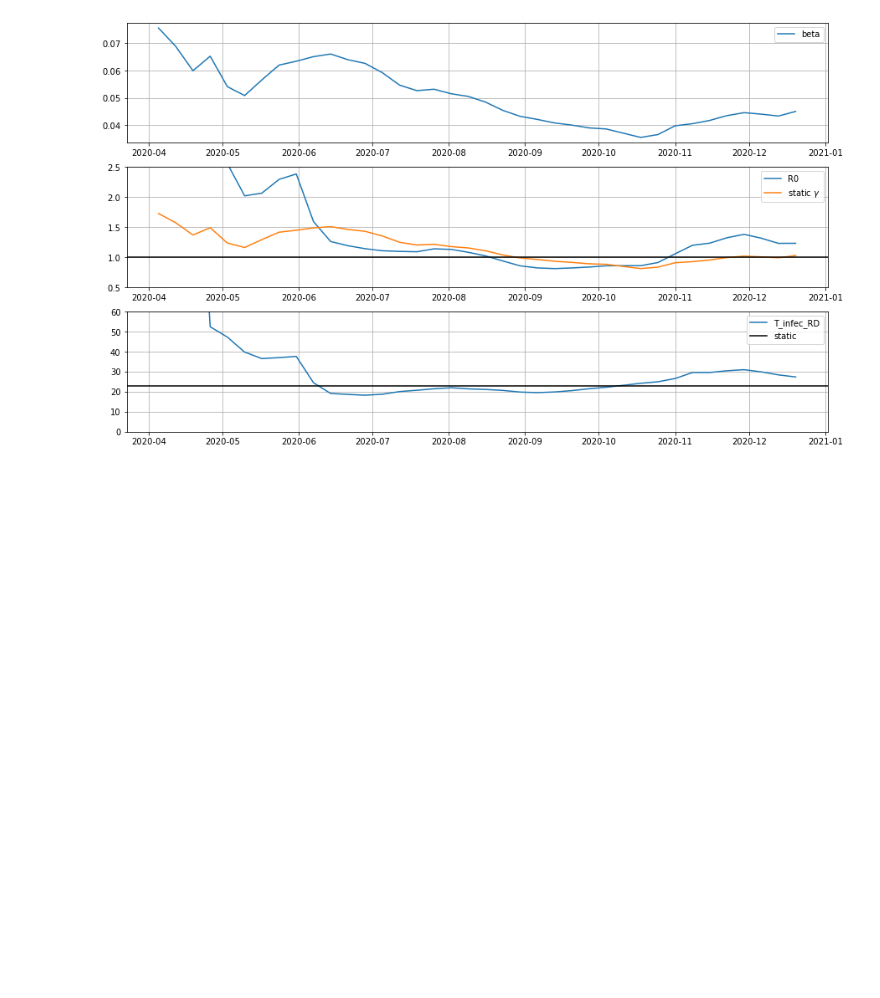
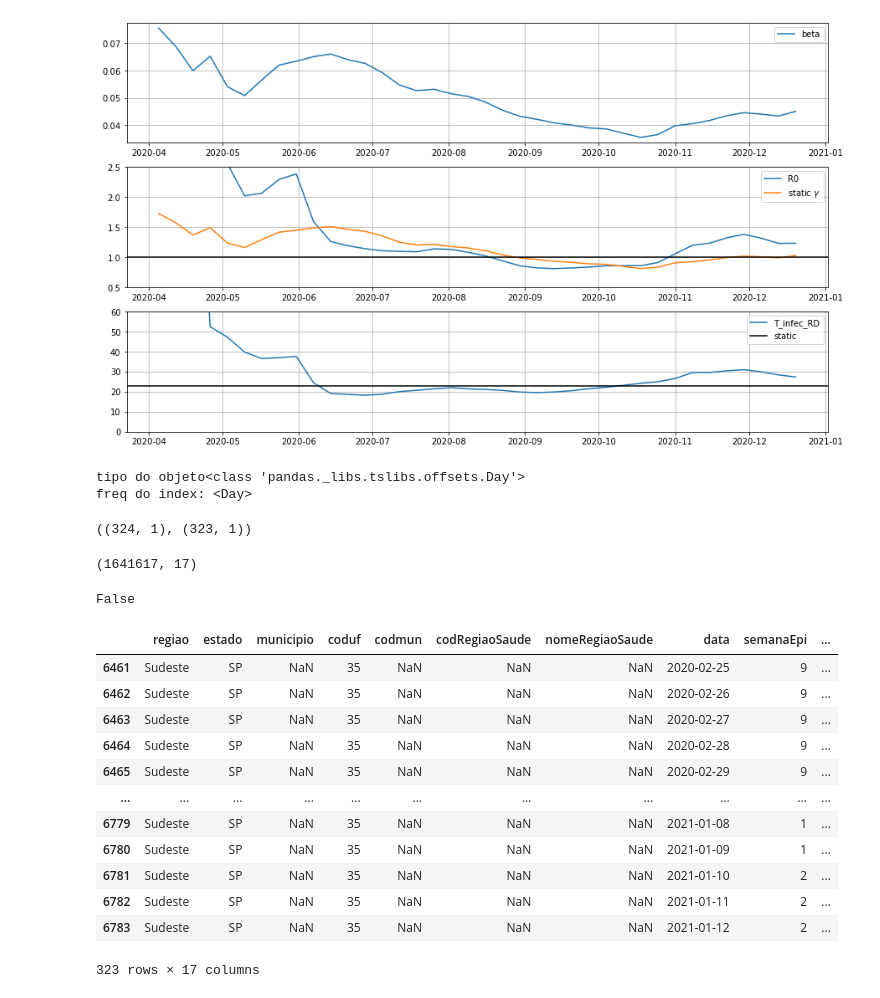
Before and after one commit to fontanads/bootcamp_dsa_2021, a Jupyter notebook: src/notebooks/new_notebook.ipynb, the cells around one changed output. Saved outputs shown, nothing was run; the diff lists cells and outputs as text; code cells hidden in the pictures; blank space fills up the shorter version.

```diff
--- a/src/notebooks/new_notebook.ipynb
+++ b/src/notebooks/new_notebook.ipynb
@@ -673,3 +673,46 @@ a[2].grid()
 # print(f'gamma D = {gamma_d:.6f}, T_infec D={1/gamma_d:.2f}')
 # print(f'T_infec  RD={static_T_infec:.2f}')
 # print(f'r0: {r0t}')
+# %%
+from statsmodels.tsa.seasonal import seasonal_decompose
+
+df                            = df_gov.query('estado != estado and codmun != codmun')
+df_slice                      = df[['data','obitosAcumulado']].set_index('data')
+df_slice_resampled_daily_mean = df_slice.resample('D').mean()
+
+objeto_freq = df_slice_resampled_daily_mean.index.freq
+print(f'tipo do objeto{type(objeto_freq)}',
+      f'freq do index: {objeto_freq}',
+      sep='\n')
+
+decomposicao = seasonal_decompose(df_slice_resampled_daily_mean)
+# %% [output]
+tipo do objeto<class 'pandas._libs.tslibs.offsets.Day'>
+freq do index: <Day>
+# %%
+df_slice.shape, df_slice_resampled_daily_mean.shape
+# %% [output]
+((324, 1), (323, 1))
+# %%
+df_gov.shape
+# %% [output]
+(1641617, 17)
+# %%
+nan = np.nan
+print(nan == nan)
+df.query('codmun != codmun')
+# %% [output]
+False
+|  | regiao | estado | municipio | coduf | codmun | codRegiaoSaude | nomeRegiaoSaude | data | semanaEpi | ... |
+| 6461 | Sudeste | SP | NaN | 35 | NaN | NaN | NaN | 2020-02-25 | 9 | ... |
+| 6462 | Sudeste | SP | NaN | 35 | NaN | NaN | NaN | 2020-02-26 | 9 | ... |
+| 6463 | Sudeste | SP | NaN | 35 | NaN | NaN | NaN | 2020-02-27 | 9 | ... |
+| 6464 | Sudeste | SP | NaN | 35 | NaN | NaN | NaN | 2020-02-28 | 9 | ... |
+| 6465 | Sudeste | SP | NaN | 35 | NaN | NaN | NaN | 2020-02-29 | 9 | ... |
+| ... | ... | ... | ... | ... | ... | ... | ... | ... | ... | ... |
+| 6779 | Sudeste | SP | NaN | 35 | NaN | NaN | NaN | 2021-01-08 | 1 | ... |
+| 6780 | Sudeste | SP | NaN | 35 | NaN | NaN | NaN | 2021-01-09 | 1 | ... |
+| 6781 | Sudeste | SP | NaN | 35 | NaN | NaN | NaN | 2021-01-10 | 2 | ... |
+| 6782 | Sudeste | SP | NaN | 35 | NaN | NaN | NaN | 2021-01-11 | 2 | ... |
+| 6783 | Sudeste | SP | NaN | 35 | NaN | NaN | NaN | 2021-01-12 | 2 | ... |
+323 rows × 17 columns
```
Also changed, not shown: parts of 1 cell of this notebook, 2 other files.
